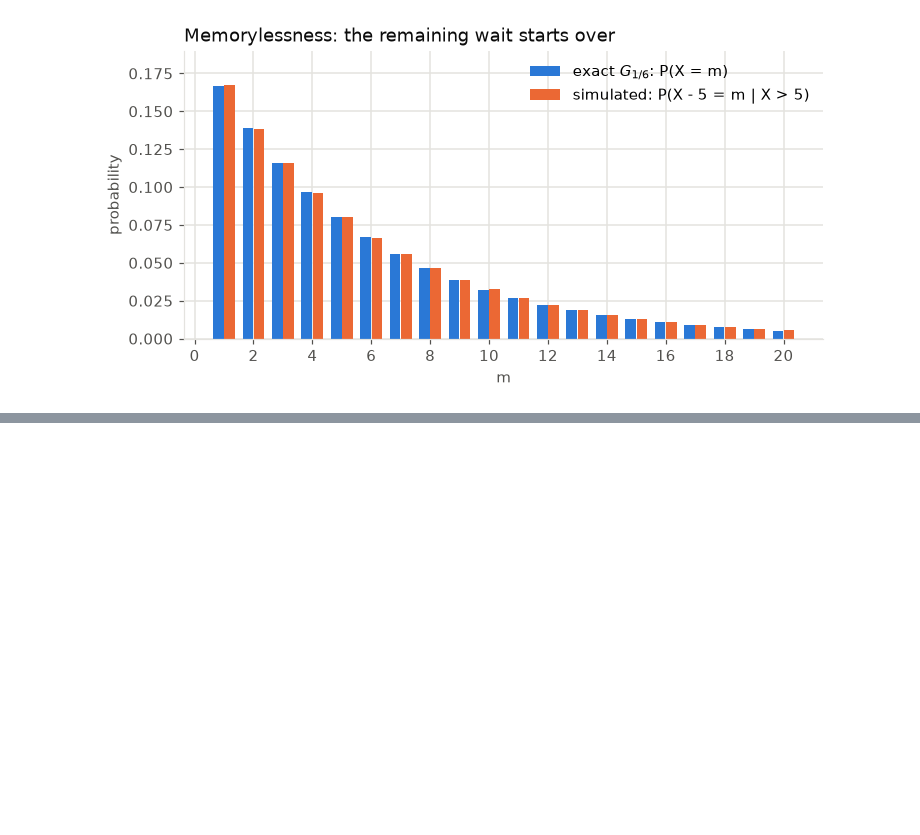
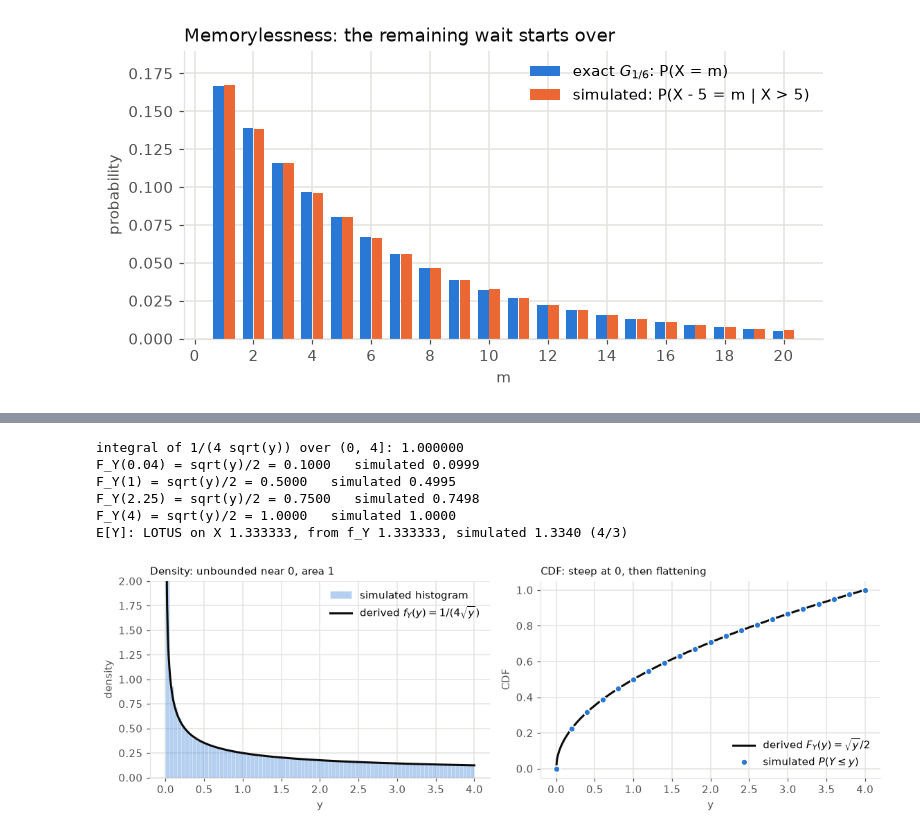
Before and after one commit to aldair-ai/probability-statistics-study-guide, a Jupyter notebook: module-01-probability-review/session-05-distribution-families/notes.ipynb, the cells around one changed output, grey strips where cells are left out. Cells and saved outputs as stored; diff of their text form; code cells hidden in the pictures; blank space fills up the shorter version.

```diff
--- a/module-01-probability-review/session-05-distribution-families/notes.ipynb
+++ b/module-01-probability-review/session-05-distribution-families/notes.ipynb
@@ -614,0 +898,36 @@ P(X = n + m | X > n) = P(X = m) exactly for every n, m tried
+# %%
+f_Y2 = lambda y: 1 / (4 * np.sqrt(y))
+F_Y2 = lambda y: np.sqrt(y) / 2
+print(f"integral of 1/(4 sqrt(y)) over (0, 4]: {quad(f_Y2, 0, 4)[0]:.6f}")
+
+X2 = rng.uniform(-2, 2, size=1_000_000)
+Y2 = X2 ** 2
+for y in [0.04, 1, 2.25, 4]:
+    print(f"F_Y({y}) = sqrt(y)/2 = {F_Y2(y):.4f}   simulated {np.mean(Y2 <= y):.4f}")
+print(f"E[Y]: LOTUS on X {quad(lambda x: x ** 2 / 4, -2, 2)[0]:.6f}, from f_Y {quad(lambda y: y * f_Y2(y), 0, 4)[0]:.6f}, "
+      f"simulated {Y2.mean():.4f} (4/3)")
+# %% [output]
+integral of 1/(4 sqrt(y)) over (0, 4]: 1.000000
+F_Y(0.04) = sqrt(y)/2 = 0.1000   simulated 0.0999
+F_Y(1) = sqrt(y)/2 = 0.5000   simulated 0.4995
+F_Y(2.25) = sqrt(y)/2 = 0.7500   simulated 0.7498
+F_Y(4) = sqrt(y)/2 = 1.0000   simulated 1.0000
+E[Y]: LOTUS on X 1.333333, from f_Y 1.333333, simulated 1.3340 (4/3)
+# %%
+fig, (ax1, ax2) = plt.subplots(1, 2, figsize=(10.5, 3.5))
+hist_vs_density(ax1, Y2, f_Y2, 0, 4, "derived $f_Y(y) = 1/(4\\sqrt{y})$", bins=80)
+ax1.set(xlabel="y", ylabel="density", ylim=(0, 2.0))
+ax1.legend(frameon=False)
+ax1.set_title("Density: unbounded near 0, area 1", color=INK, loc="left", fontsize=10)
+
+grid = np.linspace(0, 4, 400)
+ax2.plot(grid, F_Y2(grid), color=INK, lw=2, label="derived $F_Y(y) = \\sqrt{y}/2$")
+pts = np.linspace(0, 4, 21)
+ax2.plot(pts, [np.mean(Y2 <= y) for y in pts], "o", color=BLUE, ms=6, mec="white", mew=1.2, label="simulated $P(Y \\leq y)$")
+ax2.set(xlabel="y", ylabel="CDF")
+ax2.legend(frameon=False, loc="lower right")
+ax2.set_title("CDF: steep at 0, then flattening", color=INK, loc="left", fontsize=10)
+plt.tight_layout()
+plt.show()
+# %% [output]
+[figure, added]
```
Also changed, not shown: parts of 15 cells of this notebook.
